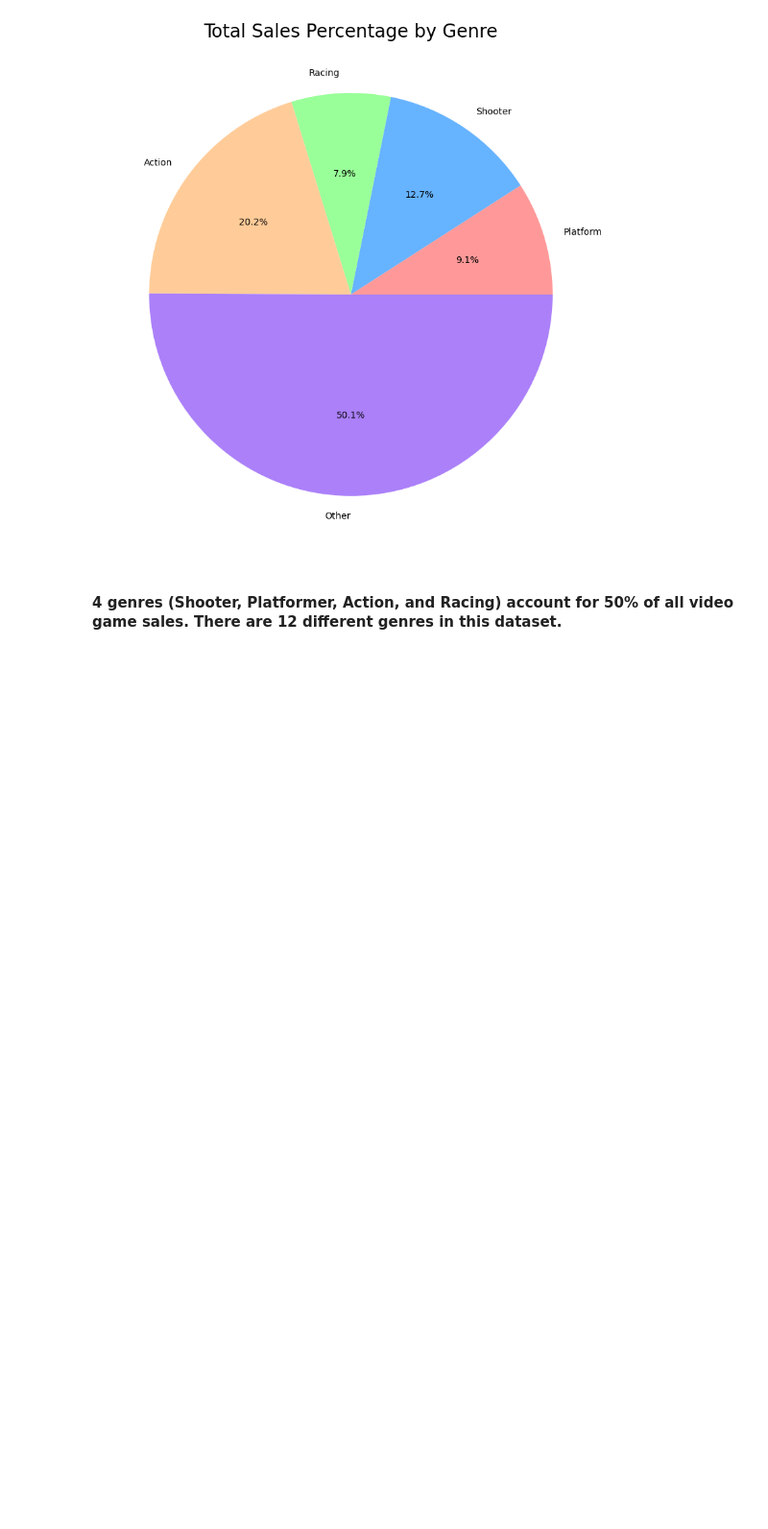
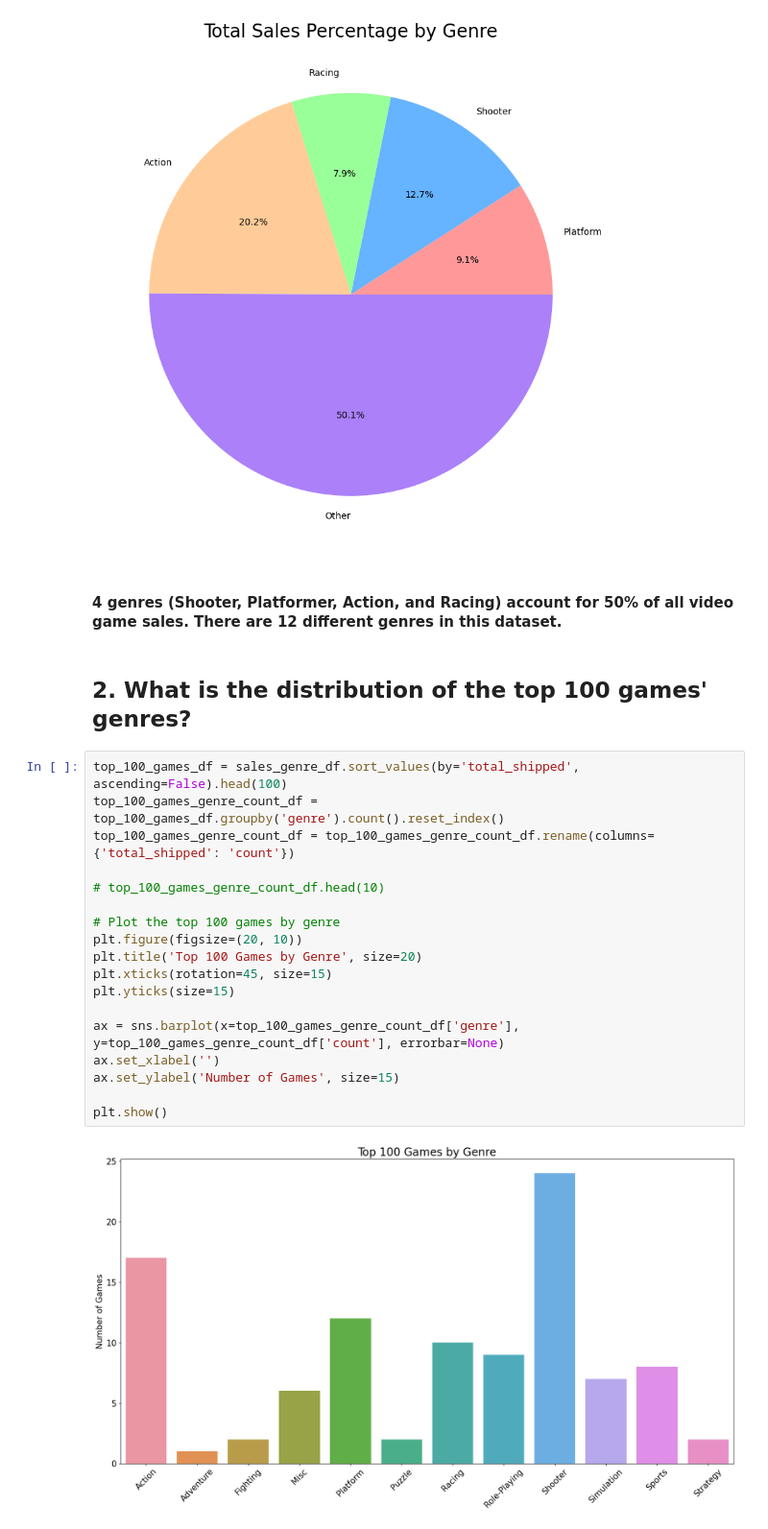
Before and after one commit to thenicknash/video-game-capstone-analysis, a Jupyter notebook: notebooks/sales_genre_analysis.ipynb, the cells around one changed output. Shown at 96% size. Cells and saved outputs as stored; diff of their text form; blank space fills up the shorter version.

Commit message:
completed my initial data analysis between sales and genres

```diff
--- a/notebooks/sales_genre_analysis.ipynb
+++ b/notebooks/sales_genre_analysis.ipynb
@@ -81,3 +81,25 @@ plt.show()
 [figure]
 # %% [markdown]
 <h4>4 genres (Shooter, Platformer, Action, and Racing) account for 50% of all video game sales. There are 12 different genres in this dataset.</h4>
+# %% [markdown]
+<h2>2. What is the distribution of the top 100 games' genres?</h2>
+# %%
+top_100_games_df = sales_genre_df.sort_values(by='total_shipped', ascending=False).head(100)
+top_100_games_genre_count_df = top_100_games_df.groupby('genre').count().reset_index()
+top_100_games_genre_count_df = top_100_games_genre_count_df.rename(columns={'total_shipped': 'count'})
+
+# top_100_games_genre_count_df.head(10)
+
+# Plot the top 100 games by genre
+plt.figure(figsize=(20, 10))
+plt.title('Top 100 Games by Genre', size=20)
+plt.xticks(rotation=45, size=15)
+plt.yticks(size=15)
+
+ax = sns.barplot(x=top_100_games_genre_count_df['genre'], y=top_100_games_genre_count_df['count'], errorbar=None)
+ax.set_xlabel('')
+ax.set_ylabel('Number of Games', size=15)
+
+plt.show()
+# %% [output]
+[figure, added]
```
Also changed, not shown: parts of 2 cells of this notebook.
